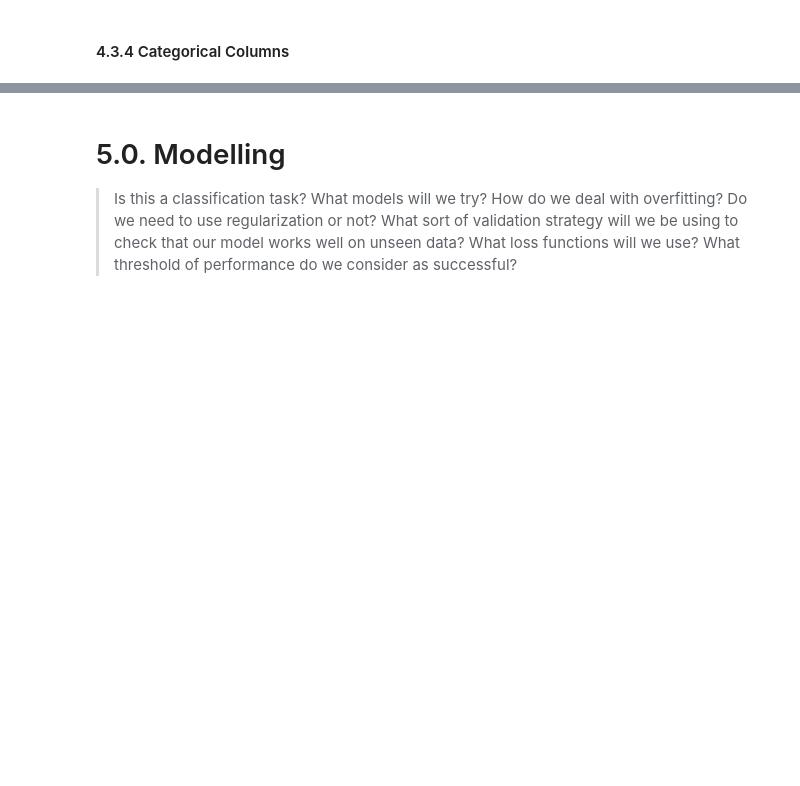
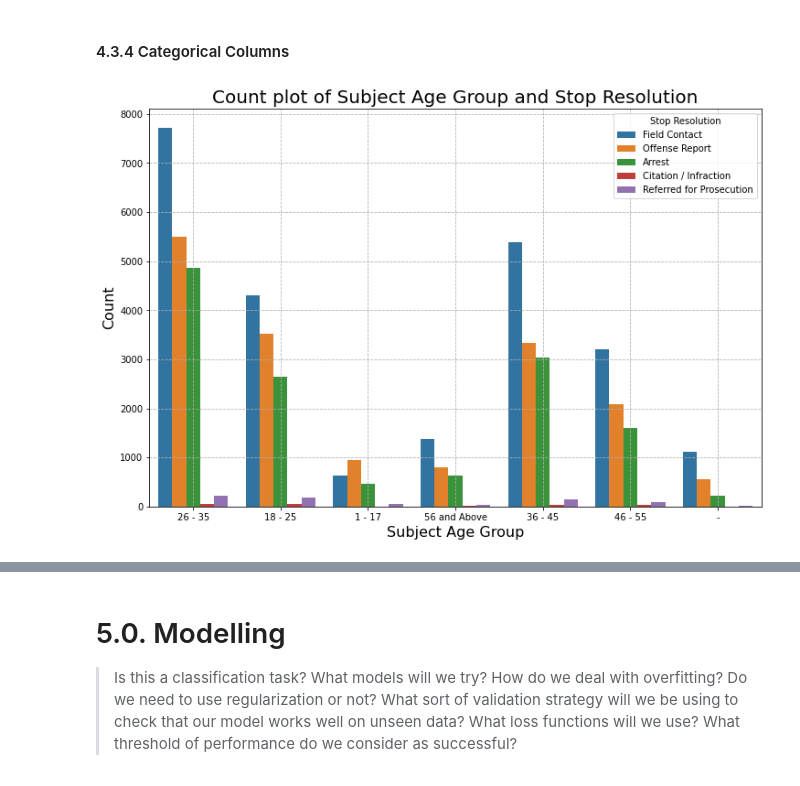
Before and after one commit to adikamunyao/Phase-3-project, a Jupyter notebook: index.ipynb, the cells around one changed output, grey strips where cells are left out. Saved outputs shown, nothing was run; the diff lists cells and outputs as text; code cells hidden in the pictures; blank space fills up the shorter version.

```diff
--- a/index.ipynb
+++ b/index.ipynb
@@ -174,19 +198,24 @@ plot_value_counts(Tery_stops_df,"Stop Resolution")
 # %%
 # function to describe categorical columns
 def count_plot(df, x_col, y_col):
     # Plot the count plot
     plt.figure(figsize=(12,8))
     sns.countplot(x=x_col, hue=y_col, data=df)
 
     # Label the x and y axis
     plt.title("Count plot of " + x_col + " and " + y_col, fontsize=20)
     plt.xlabel(x_col, fontsize=16)
     plt.ylabel("Count", fontsize=16)
 
+    # Add grid
+    plt.grid(True, linestyle='--')
+
     # Show the plot
     plt.show()
 
 # call the function
 count_plot(Tery_stops_df, "Subject Age Group", "Stop Resolution" )
+# %% [output]
+[figure, added]
 # %%
 count_plot(Tery_stops_df, "Stop Resolution","Officer Race")
```
Also changed, not shown: parts of 56 cells of this notebook.
